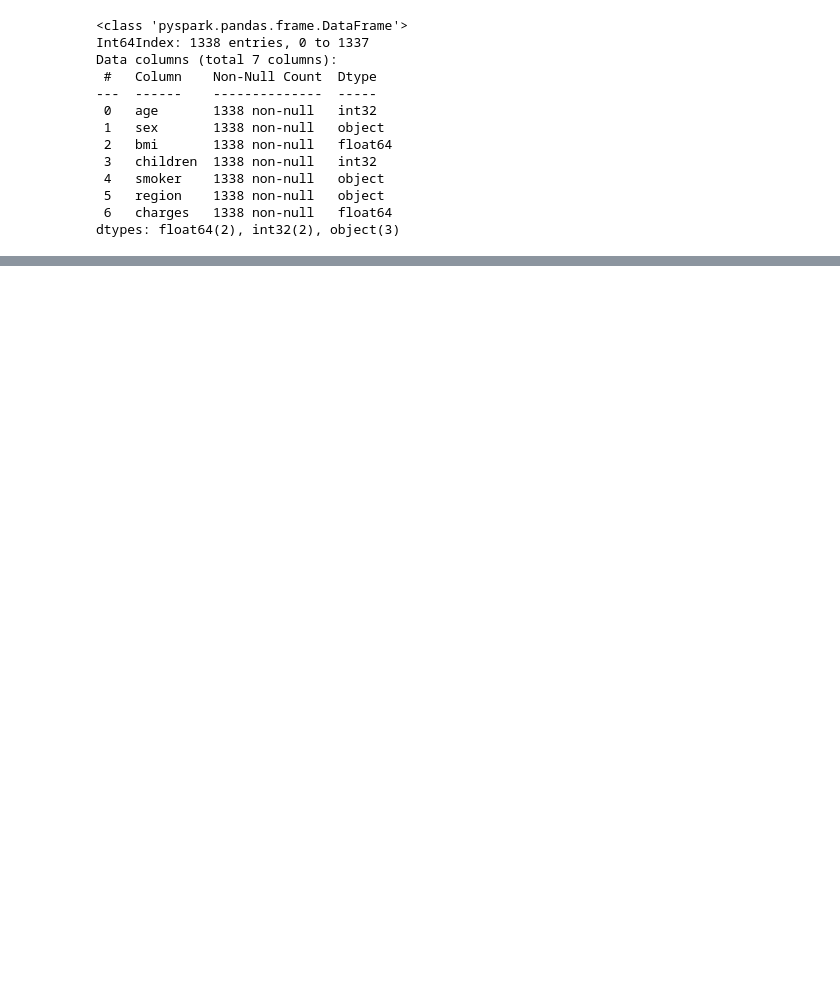
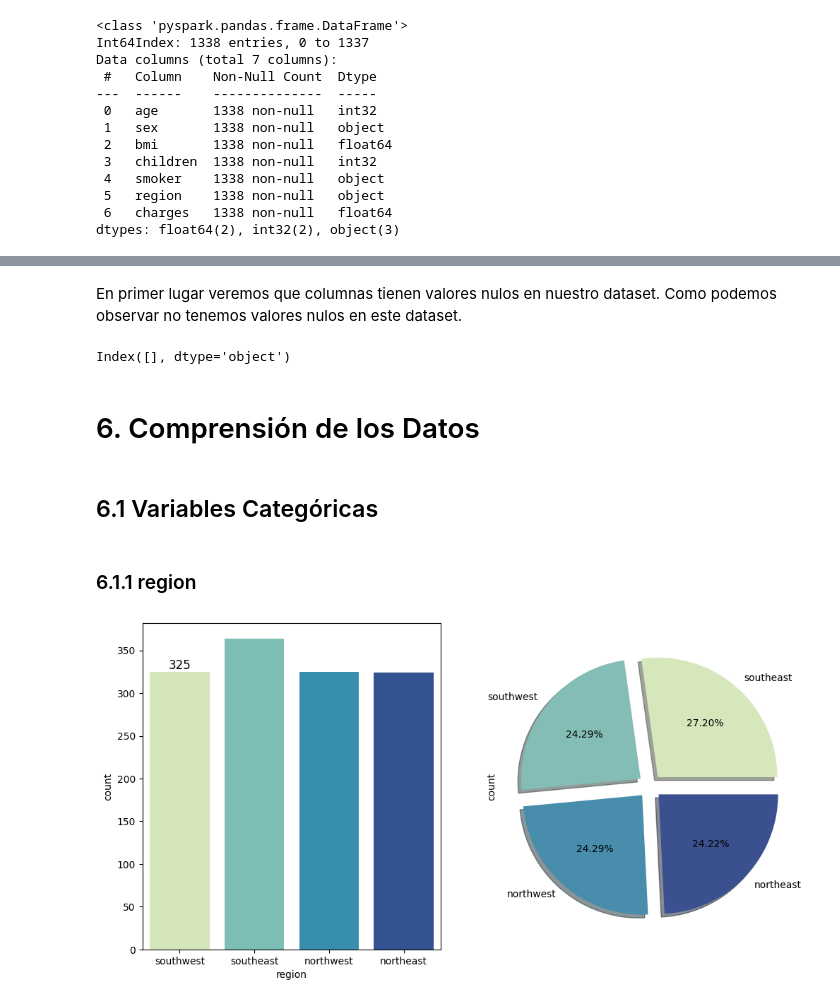
Before and after one commit to josem17-cyber/EDA_PySparkML, a Jupyter notebook: notebooks/EDA_Spark.ipynb, the cells around one changed output, grey strips where cells are left out. Cells and saved outputs as stored; diff of their text form; code cells hidden in the pictures; blank space fills up the shorter version.

```diff
--- a/notebooks/EDA_Spark.ipynb
+++ b/notebooks/EDA_Spark.ipynb
@@ -23,9 +41,4 @@ Successfully installed pyspark-3.5.2
 # %%
-import urllib.request
-import pyspark.pandas as ps
-import warnings
-warnings.filterwarnings("ignore")
-
 # Descargar el archivo CSV
 url = "https://raw.githubusercontent.com/stedy/Machine-Learning-with-R-datasets/master/insurance.csv"
 local_path = "/tmp/insurance.csv"
@@ -34,6 +47,9 @@ urllib.request.urlretrieve(url, local_path)
 # Cargar el dataset desde el archivo local
 df = ps.read_csv(local_path)
 
+# Convert the PySpark Pandas DataFrame to a Pandas DataFrame
+df = df.to_pandas()
+
 # Mostrar las primeras filas del dataframe
 df.head()
 # %% [output]
@@ -115,0 +151,38 @@ correlation_matrix
+# %% [markdown]
+En primer lugar veremos que columnas tienen valores nulos en nuestro dataset. Como podemos observar no tenemos valores nulos en este dataset.
+# %%
+df.columns[df.isnull().any().to_numpy()]
+# %% [output]
+Index([], dtype='object')
+# %% [markdown]
+# 6. Comprensión de los Datos
+# %% [markdown]
+## 6.1 Variables Categóricas
+# %% [markdown]
+### 6.1.1 region
+# %%
+# Establece el tamaño de la figura del gráfico
+plt.figure(figsize=(12, 6))
+
+# Crea el primer subplot (un gráfico de barras)
+ax1 = plt.subplot(1, 2, 1)
+# Dibuja un gráfico de conteo para la columna 'region' del DataFrame
+sns.countplot(x='region', data=df, palette='YlGnBu', ax=ax1)
+# Añade etiquetas a las barras del gráfico de conteo
+ax1.bar_label(ax1.containers[0], fontsize=12, color="black")
+
+# Crea el segundo subplot (un gráfico circular)
+ax2 = plt.subplot(1, 2, 2)
+# Dibuja un gráfico circular de los valores de la columna 'region'
+df['region'].value_counts().plot.pie(
+    explode=[0.1, 0.1, 0.1, 0.1],             # Separa ligeramente ambas secciones del gráfico
+    autopct='%1.2f%%',              # Muestra los porcentajes con dos decimales
+    shadow=True,                    # Añade una sombra al gráfico
+    colors=["#D5E7BB", "#84BDB5", "#488EAC", "#3B518F"],  # Colores personalizados para las secciones
+    ax=ax2                          # Especifica el eje (subplot) donde se dibujará el gráfico
+)
+
+# Muestra los gráficos
+plt.show()
+# %% [output]
+[figure, added]
```
Also changed, not shown: parts of 42 cells of this notebook.
